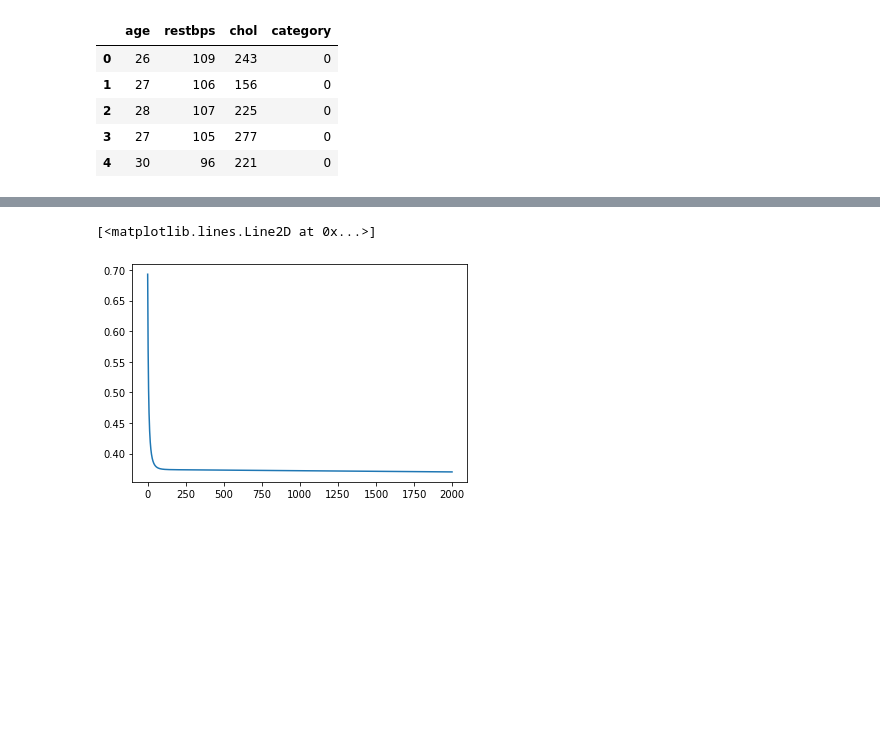
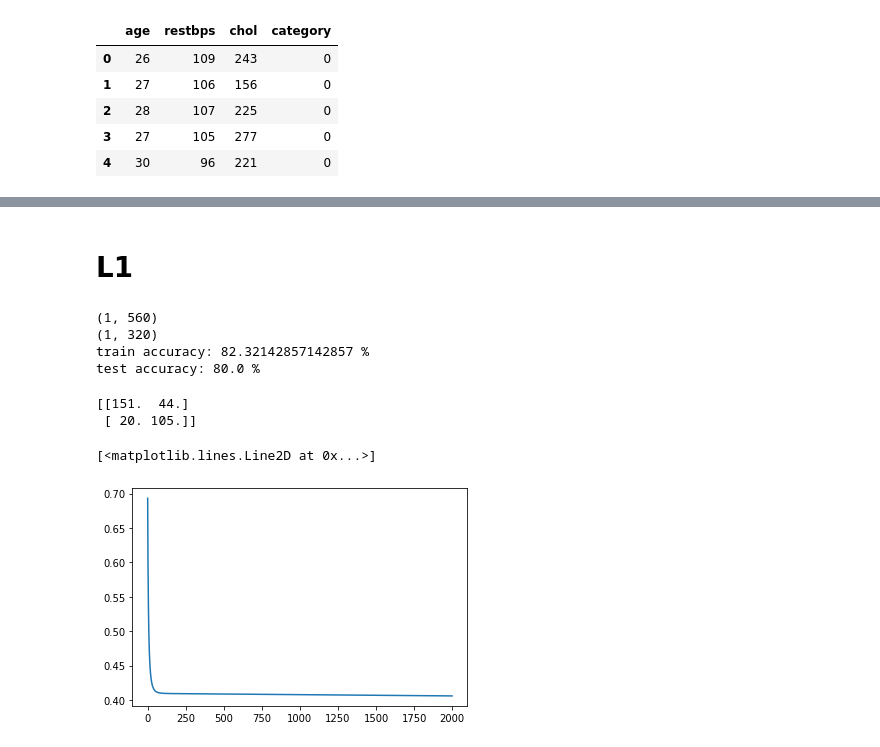
Before and after one commit to varundesai10/ELL409_Assignment1, a Jupyter notebook: Logistic_Regression_for_multiclass.ipynb, the cells around one changed output, grey strips where cells are left out. Cells and saved outputs as stored; diff of their text form; code cells hidden in the pictures; blank space fills up the shorter version.

```diff
--- a/Logistic_Regression_for_multiclass.ipynb
+++ b/Logistic_Regression_for_multiclass.ipynb
@@ -70,9 +72,10 @@ def gradient(w,b,X,Y):
 # %%
 #optimize:
-def optimization(w,b,X,Y, epoches, lr_alpha):
+def optimization(w,b,X,Y,X_t,Y_t ,epoches, lr_alpha, algorithm, reg_const = 1e-2):
     costs = []
+    costs_test = []
     for i in range(epoches):
-        gradients, cost = gradient(w,b,X,Y)
+        gradients, cost, cost_test = algorithm(w,b,X,Y, X_t,Y_t, reg_const)
 
         dw = gradients["dw"]
         db = gradients["db"]
@@ -81,8 +84,9 @@ def optimization(w,b,X,Y, epoches, lr_alpha):
         b = b - lr_alpha*db
         if i % 100 == 0:
             costs.append(cost)
+            costs_test.append(cost_test)
         params = {"w" : w, "b" : b}
-    return params, costs
+    return params, costs, costs_test
 # %%
 def prediction(w,b,X):
     m = X.shape[1] #no of data points
@@ -99,10 +103,10 @@ def prediction(w,b,X):
     assert(Y_prediction.shape ==(1, m))
     return Y_prediction
 # %%
-def model(X_train, Y_train, X_test, Y_test, epoches = 2000, learning_rate = 0.5):
+def model(X_train, Y_train, X_test, Y_test,algorithm, epoches = 2000, learning_rate = 0.5, reg_const = 1e-2):
     w = np.zeros((X_train.shape[0],1))
     b = 0
-    parameters, costs = optimization(w, b, X_train, Y_train, epoches, learning_rate)
+    parameters, costs, costs_test = optimization(w, b, X_train, Y_train,X_test, Y_test, epoches, learning_rate, algorithm, reg_const)
     w = parameters["w"]
     b = parameters["b"]
     Y_prediction_test = prediction(w, b, X_test)
@@ -114,6 +118,7 @@ def model(X_train, Y_train, X_test, Y_test, epoches = 2000, learning_rate = 0.5)
 
 
     d = {"costs": costs,
+         "costs_test": costs_test,
          "Y_prediction_test": Y_prediction_test,
          "Y_prediction_train" : Y_prediction_train,
          "w" : w,
@@ -132,6 +173,34 @@ test accuracy: 79.81072555205047 %
+# %% [markdown]
+# L1
+# %%
+d1 = model(X_train.T, Y_train, X_test.T, Y_test, gradient_L1, epoches = 200000, learning_rate = 0.00005, reg_const = 1e-2)
+# %% [output]
+(1, 560)
+(1, 320)
+train accuracy: 82.32142857142857 %
+test accuracy: 80.0 %
+# %%
+Y_pred = np.array(d1["Y_prediction_test"])
+C = np.zeros((no_of_classes, no_of_classes))
+#print(Y_test.shape)
+#print(Y_test)
+#print(Y_pred)
+j = 0
+for i in range(Y_test.shape[1]):
+    index1 = int(Y_pred[0,i])
+    index2 = int(Y_test[0,i])
+    #print(index1)
+    #print(index2)
+    if index1 == index2:
+        j = j+1
+    C[index1 , index2] +=1
+print(C)
+# %% [output]
+[[151.  44.]
+ [ 20. 105.]]
 # %%
-costs = np.squeeze(d['costs'])
-plt.plot(costs)
+costs11 = np.squeeze(d1['costs'])
+plt.plot(costs11)
 # %% [output]
 [<matplotlib.lines.Line2D at 0x...>]
-[figure, old version]
+[figure, new version]
```
Also changed, not shown: parts of 28 cells of this notebook, 3 other files.
